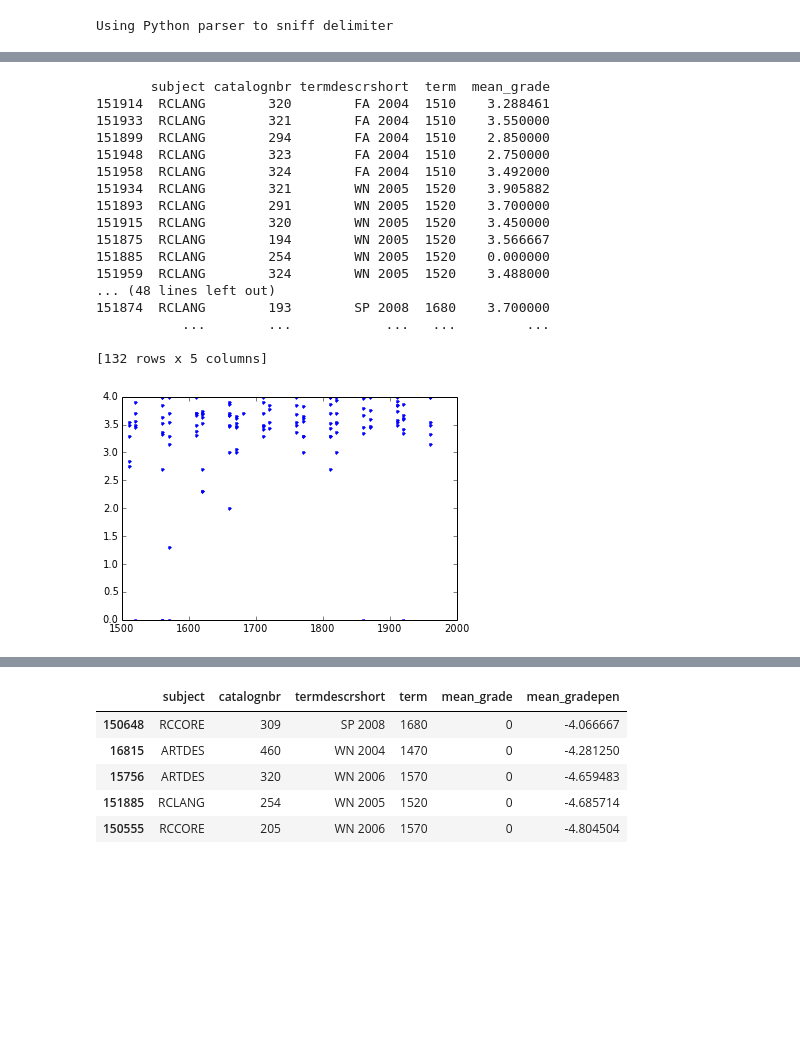
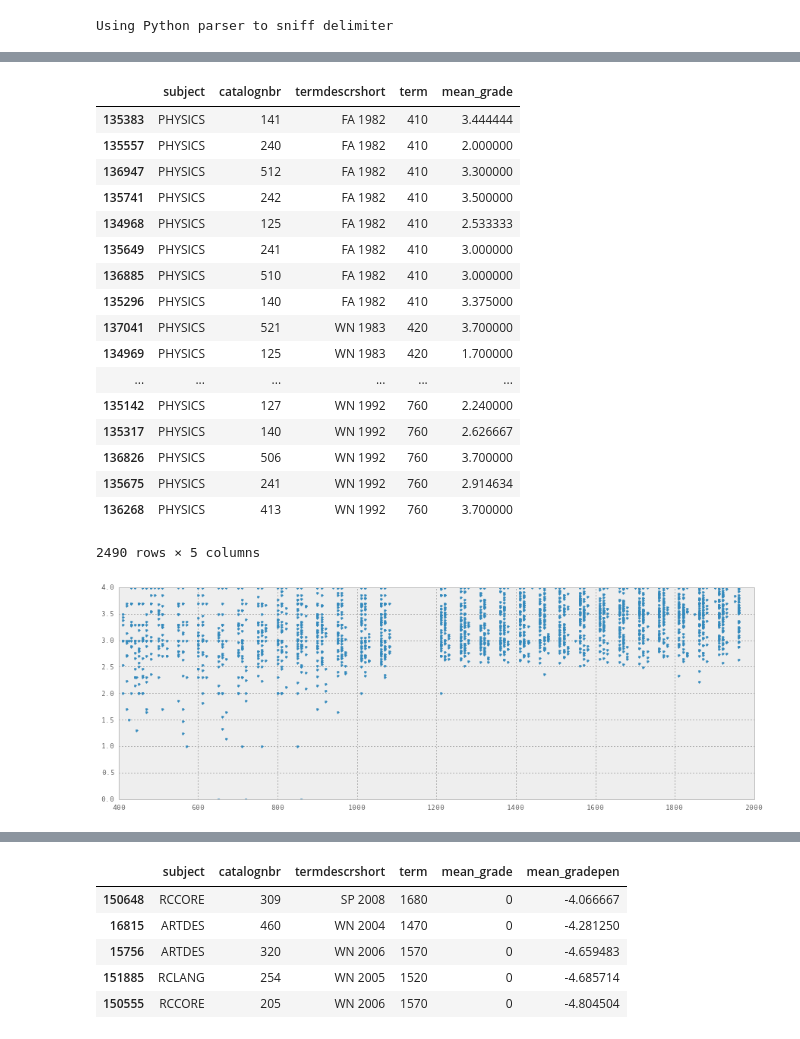
Before and after one commit to mkowshik/scaling-tribble, a Jupyter notebook: REBUILD DATA scripts/Course by term.ipynb, the cells around one changed output, grey strips where cells are left out. Saved outputs shown, nothing was run; the diff lists cells and outputs as text; code cells hidden in the pictures; blank space fills up the shorter version.

```diff
--- a/REBUILD DATA scripts/Course by term.ipynb
+++ b/REBUILD DATA scripts/Course by term.ipynb
@@ -2,6 +2,13 @@
 import numpy as np
 import pandas as pd
 import matplotlib.pyplot as plt
+pd.set_option('display.mpl_style', 'default') # Make the graphs a bit prettier
+figsize(15, 5)
+
+
+pd.set_option('display.line_width', 5000)
+pd.set_option('display.max_columns', 60)
+pd.set_option('display.max_rows', 50000)
 # %%
 path = '/Users/Manoj/Dropbox/Thesis/Data/REBUILD data/ByCourse_Term_Data.tab'
 data = pd.read_table(path,sep = None)
@@ -34,28 +98,30 @@ grades = data[['subject','catalognbr','termdescrshort','term','mean_grade']]
 # %%
-department = 'RCLANG'
+department = 'PHYSICS'
 subject = grades[grades['subject'] == department]
 ordered = subject.sort_index(by = 'term',ascending = True)
 term = np.array(ordered['term'])
 grade = np.array(ordered['mean_grade'])
+mean1 = grade.mean()
 plt.plot(term,grade,'.')
-print(ordered)
+ordered[:]
 # %% [output]
+|  | subject | catalognbr | termdescrshort | term | mean_grade |
+| 135383 | PHYSICS | 141 | FA 1982 | 410 | 3.444444 |
+| 135557 | PHYSICS | 240 | FA 1982 | 410 | 2.000000 |
+| 136947 | PHYSICS | 512 | FA 1982 | 410 | 3.300000 |
+| 135741 | PHYSICS | 242 | FA 1982 | 410 | 3.500000 |
+| 134968 | PHYSICS | 125 | FA 1982 | 410 | 2.533333 |
+| 135649 | PHYSICS | 241 | FA 1982 | 410 | 3.000000 |
+| 136885 | PHYSICS | 510 | FA 1982 | 410 | 3.000000 |
+| 135296 | PHYSICS | 140 | FA 1982 | 410 | 3.375000 |
+| 137041 | PHYSICS | 521 | WN 1983 | 420 | 3.700000 |
+| 134969 | PHYSICS | 125 | WN 1983 | 420 | 1.700000 |
+| ... | ... | ... | ... | ... | ... |
+| 135142 | PHYSICS | 127 | WN 1992 | 760 | 2.240000 |
+| 135317 | PHYSICS | 140 | WN 1992 | 760 | 2.626667 |
+| 136826 | PHYSICS | 506 | WN 1992 | 760 | 3.700000 |
+| 135675 | PHYSICS | 241 | WN 1992 | 760 | 2.914634 |
+| 136268 | PHYSICS | 413 | WN 1992 | 760 | 3.700000 |
-       subject catalognbr termdescrshort  term  mean_grade
-151914  RCLANG        320        FA 2004  1510    3.288461
-151933  RCLANG        321        FA 2004  1510    3.550000
-151899  RCLANG        294        FA 2004  1510    2.850000
-151948  RCLANG        323        FA 2004  1510    2.750000
-151958  RCLANG        324        FA 2004  1510    3.492000
-151934  RCLANG        321        WN 2005  1520    3.905882
-151893  RCLANG        291        WN 2005  1520    3.700000
-151915  RCLANG        320        WN 2005  1520    3.450000
-151875  RCLANG        194        WN 2005  1520    3.566667
-151885  RCLANG        254        WN 2005  1520    0.000000
-151959  RCLANG        324        WN 2005  1520    3.488000
-... (48 lines left out)
-151874  RCLANG        193        SP 2008  1680    3.700000
-           ...        ...            ...   ...         ...
-
-[132 rows x 5 columns]
+2490 rows × 5 columns
-[figure, old version]
+[figure, new version]
 # %%
```
Also changed, not shown: parts of 13 cells of this notebook, 3 other files.
